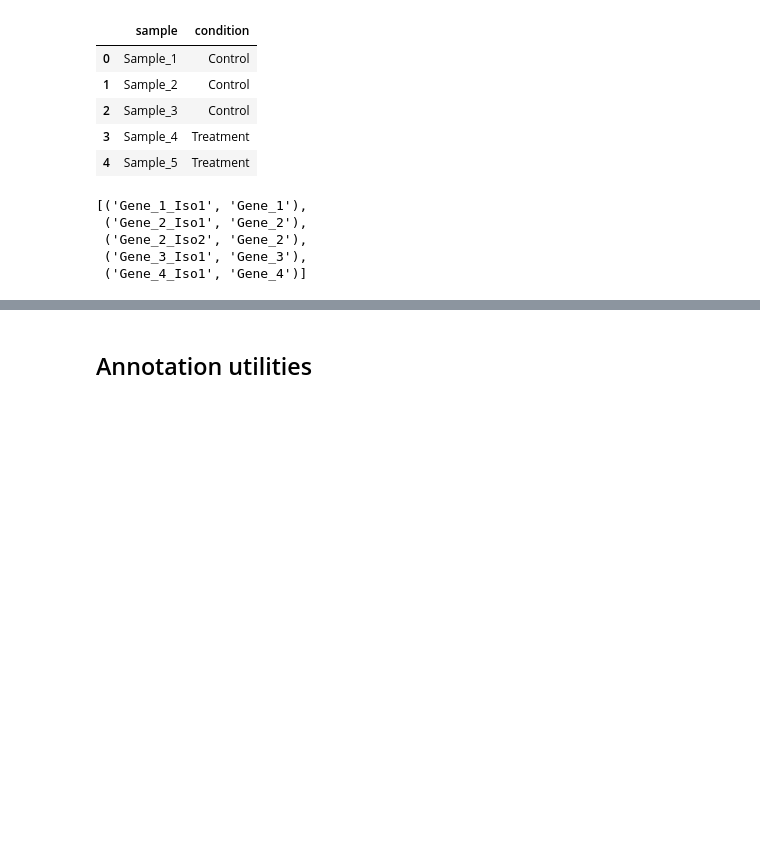
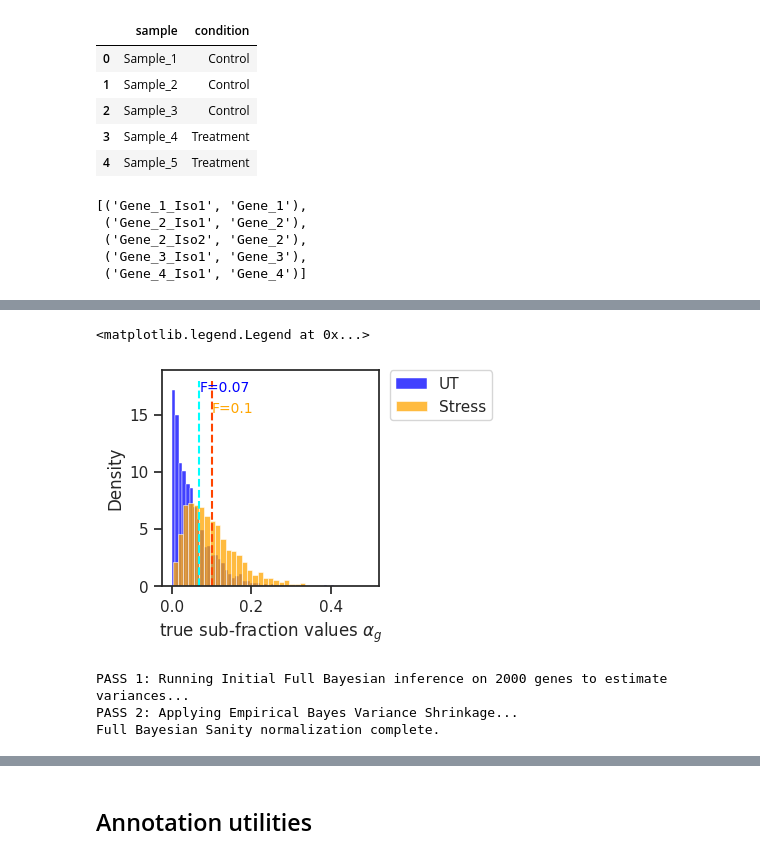
Before and after one commit to zavolanlab/zavolab_pyutils, a Jupyter notebook: test_module.ipynb, the cells around one changed output, grey strips where cells are left out. Cells and saved outputs as stored; diff of their text form; code cells hidden in the pictures; blank space fills up the shorter version.

Commit message:
initial implementation for fracSanity, update to visualization functions

```diff
--- a/test_module.ipynb
+++ b/test_module.ipynb
@@ -782,0 +808,69 @@ list(isoform_to_gene_dict.items())[:5]
+# %%
+# ---------------------------------------------------------
+# 1. Simulate Paired Fractional Counts
+# ---------------------------------------------------------
+spiked_genes = [10, 50, 100]
+
+counts_df, meta_df, truth = simulate_fractional_counts(
+    N_genes=2000,
+    conditions=["UT", "Stress"],    # Explicitly map the condition names
+    n_replicates=3,                 # Testing multi-replicate stability
+    v_log=0.05,
+    beta_params_cond1=(1.0, 19.0),  # True gene-specific alpha_g values in UT condition
+    beta_params_cond2=(2.0, 18.0),  # True gene-specific alpha_g values in Stress condition
+    spiked_indices=spiked_genes,
+    spike_multiplier=6.0,
+    seed=101
+)
+
+gene_ids = counts_df.index.tolist()
+# %%
+# Plot simulated alpha_g and F values
+
+sns.set(font_scale=1, style="white")
+fig, axes = plt.subplots(1, 1, figsize=(2.8, 2.8))
+ax = sns.histplot(truth['alpha_UT'], color='blue',stat='density',label='UT')
+ax = sns.histplot(truth['alpha_Stress'], color='orange',stat='density',label='Stress')
+ax.set(xlabel = r'true sub-fraction values $\alpha_g$')
+
+lims = (ax.get_ylim()[0],ax.get_ylim()[1])
+ax.vlines(x=truth['F_UT'],ymin=lims[0],ymax=lims[1],linestyle='--',color='cyan',lw=1.5)
+ax.text(x=truth['F_UT'],y=lims[1],s = 'F='+str(np.round(truth['F_UT'],2)),size=10,ha='left',va='top',color='blue')
+
+ax.vlines(x=truth['F_Stress'],ymin=lims[0],ymax=lims[1],linestyle='--',color='orangered',lw=1.5)
+ax.text(x=truth['F_Stress'],y=lims[1]*0.9,s = 'F='+str(np.round(truth['F_Stress'],2)),size=10,ha='left',va='top',color='orange')
+ax.tick_params(bottom=True,left=True)
+ax.legend(
+    bbox_to_anchor=(1.05, 1),
+    loc=2,
+    borderaxespad=0.0,
+    title='',
+    markerscale=1,
+    ncol=1,
+)
+# %% [output]
+<matplotlib.legend.Legend at 0x...>
+[figure, added]
+# %%
+# ---------------------------------------------------------
+# 2. Prepare Metadata and Run PySanity
+# ---------------------------------------------------------
+
+meta_df['sanity_group'] = meta_df['condition'] + "_" + meta_df['fraction']
+
+# Execute the actual zavolab_pyutils PySanity function
+sanity_norm_counts_df, sanity_means_df, sanity_relative_errors_df, sanity_absolute_errors_df, sanity_vg_df, median_lib_size, variances_df = apply_sanity_normalization_full_bayesian(
+    counts_df=counts_df,
+    metadata_df=meta_df.loc[meta_df['fraction']=='Total'].copy(), # limit to Total samples only, because PD has additional source of stochasticity!
+    sample_col='sample',
+    cond_col='sanity_group',
+    vmin=0.0000001,
+    vmax=100,
+    n_cores=4,
+    empirical_bayes=True, # try like that first
+    loess_variance_threshold_q=0.15,
+)
+# %% [output]
+PASS 1: Running Initial Full Bayesian inference on 2000 genes to estimate variances...
+PASS 2: Applying Empirical Bayes Variance Shrinkage...
+Full Bayesian Sanity normalization complete.
```
Also changed, not shown: parts of 17 cells of this notebook, 21 other files.
